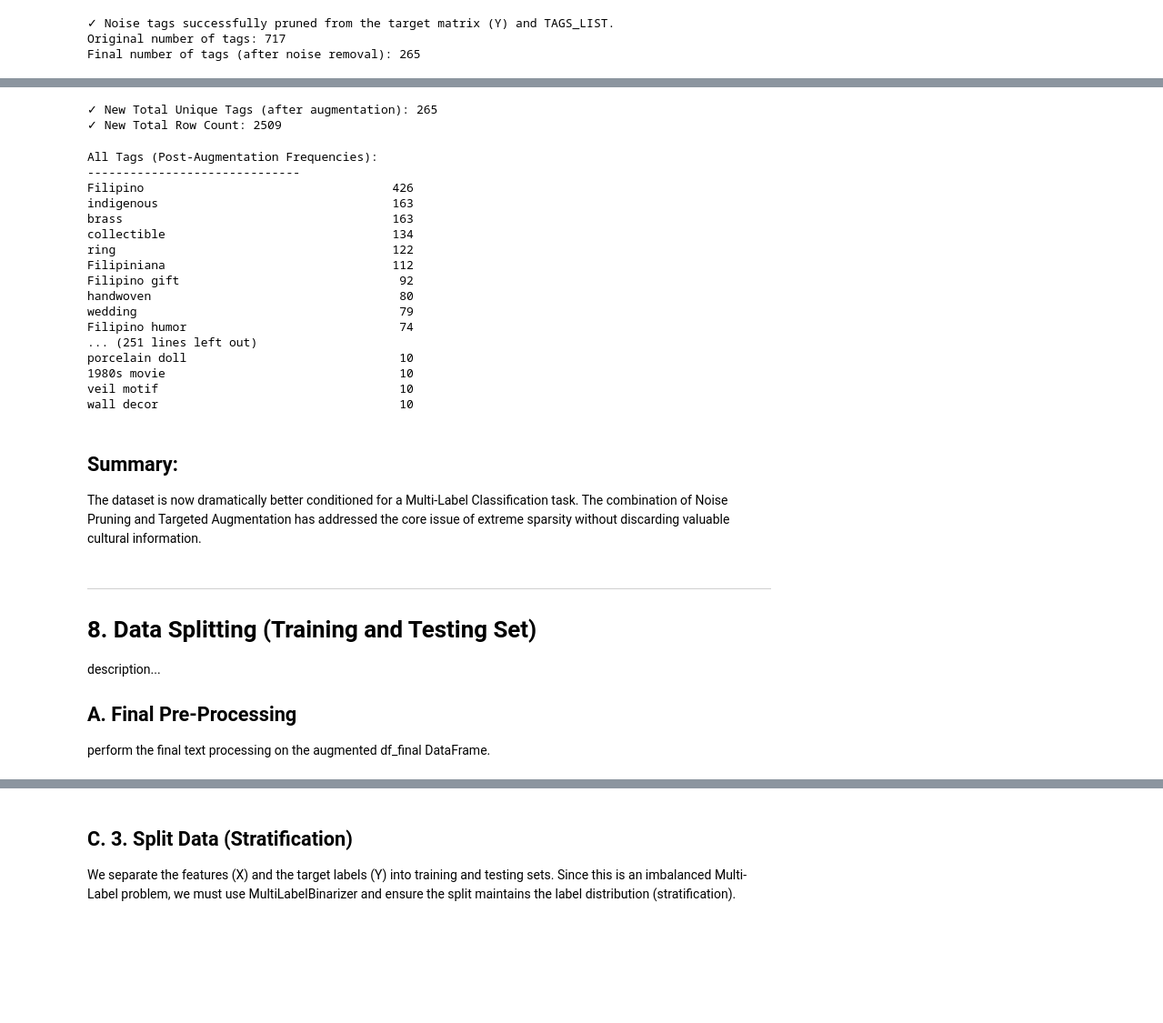
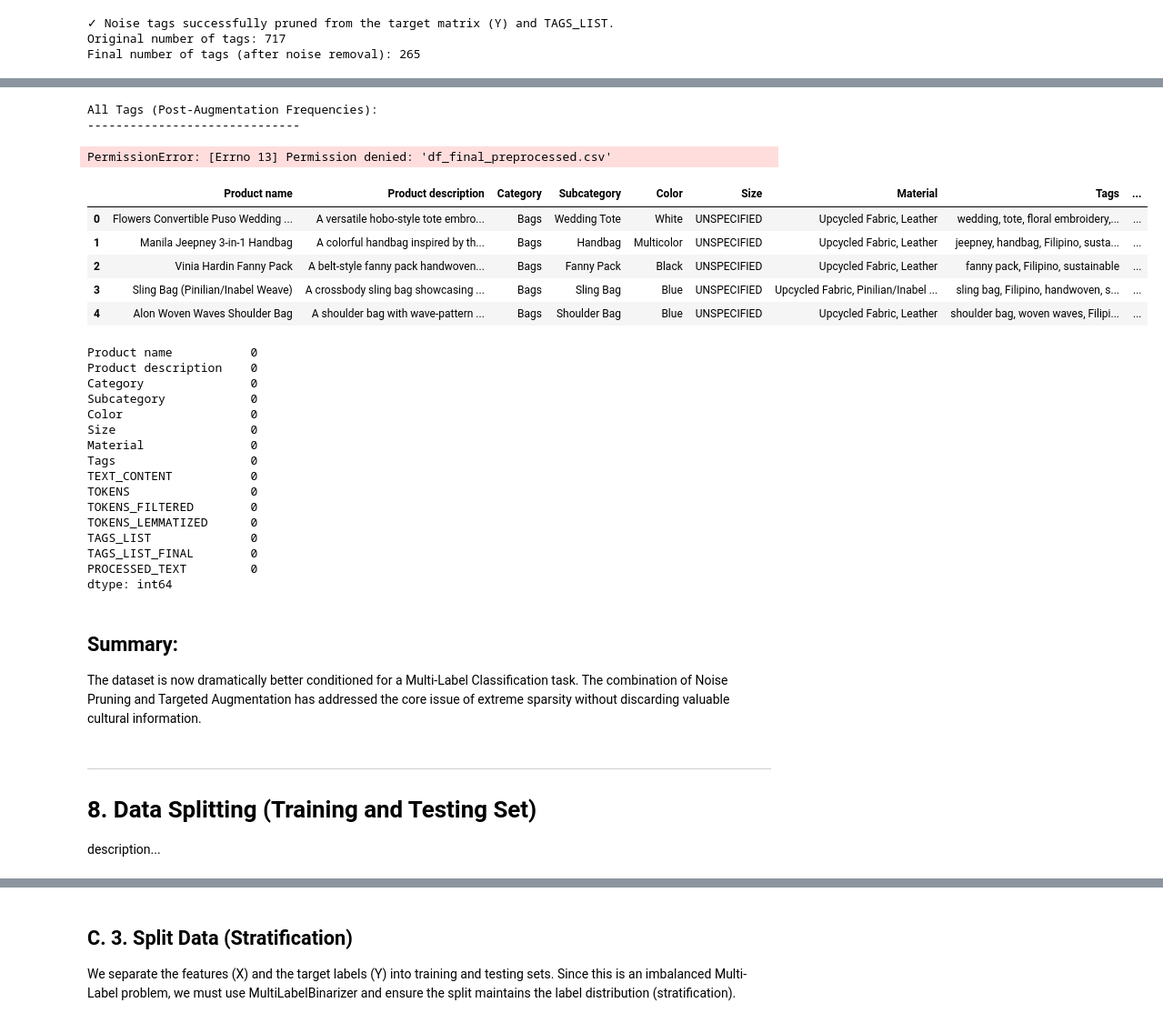
Before and after one commit to MJTeopaco/Lumora_AI-Powered_E-Commerce_Website, a Jupyter notebook: documentation/Auto-Tagging_Documentation.ipynb, the cells around one changed output, grey strips where cells are left out. Shown at 91% size. Cells and saved outputs as stored; diff of their text form; code cells hidden in the pictures; blank space fills up the shorter version.

```diff
--- a/documentation/Auto-Tagging_Documentation.ipynb
+++ b/documentation/Auto-Tagging_Documentation.ipynb
@@ -1018,56 +1101,46 @@ New total row count: 2509
-# %%
-import pandas as pd
-from sklearn.preprocessing import MultiLabelBinarizer
-import matplotlib.pyplot as plt
-import seaborn as sns
-
-# Assuming df_final is the combined DataFrame with the 'TAGS_LIST_FINAL' column
-# that includes augmented rows and only non-noise tags.
-
-# 1. Initialize and Fit the MultiLabelBinarizer on the augmented data
-mlb_final = MultiLabelBinarizer()
-
-# Fit the binarizer to the TAGS_LIST_FINAL column of the combined data
-Y_final_labels = mlb_final.fit_transform(df_final['TAGS_LIST_FINAL'])
-
-# 2. Create the final Target DataFrame (Y_final)
-Y_final = pd.DataFrame(Y_final_labels, columns=mlb_final.classes_)
-
-# 3. Calculate the new tag frequencies
-tag_counts_final = Y_final.sum().sort_values(ascending=False)
-
-print(f"✓ New Total Unique Tags (after augmentation): {Y_final.shape[1]}")
-print(f"✓ New Total Row Count: {Y_final.shape[0]}")
-# %% [output]
-✓ New Total Unique Tags (after augmentation): 265
-✓ New Total Row Count: 2509
 # %%
 # Display all tags and their new frequencies
 print("\nAll Tags (Post-Augmentation Frequencies):")
 print("-" * 30)
 # Use .to_string() to show all tags in the console
-print(tag_counts_final.to_string())
+# print(tag_counts_final.to_string())
 # %% [output]
 All Tags (Post-Augmentation Frequencies):
 ------------------------------
-Filipino                                   426
-indigenous                                 163
-brass                                      163
-collectible                                134
-ring                                       122
-Filipiniana                                112
-Filipino gift                               92
-handwoven                                   80
-wedding                                     79
-Filipino humor                              74
-... (251 lines left out)
-porcelain doll                              10
-1980s movie                                 10
-veil motif                                  10
-wall decor                                  10
 # %%
 # save the final dataframe to a CSV file for model training
-df_final.to_csv('df_final_pruned.csv', index=False)
+df_final.to_csv('df_final_preprocessed.csv', index=False)
+# %% [output]
+PermissionError: [Errno 13] Permission denied: 'df_final_preprocessed.csv'
+# %%
+check_df_final = pd.read_csv('df_final_preprocessed.csv')
+check_df_final.head()
+# %% [output]
+|  | Product name | Product description | Category | Subcategory | Color | Size | Material | Tags | ... |
+| 0 | Flowers Convertible Puso Wedding ... | A versatile hobo-style tote embro... | Bags | Wedding Tote | White | UNSPECIFIED | Upcycled Fabric, Leather | wedding, tote, floral embroidery,... | ... |
+| 1 | Manila Jeepney 3-in-1 Handbag | A colorful handbag inspired by th... | Bags | Handbag | Multicolor | UNSPECIFIED | Upcycled Fabric, Leather | jeepney, handbag, Filipino, susta... | ... |
+| 2 | Vinia Hardin Fanny Pack | A belt-style fanny pack handwoven... | Bags | Fanny Pack | Black | UNSPECIFIED | Upcycled Fabric, Leather | fanny pack, Filipino, sustainable | ... |
+| 3 | Sling Bag (Pinilian/Inabel Weave) | A crossbody sling bag showcasing ... | Bags | Sling Bag | Blue | UNSPECIFIED | Upcycled Fabric, Pinilian/Inabel ... | sling bag, Filipino, handwoven, s... | ... |
+| 4 | Alon Woven Waves Shoulder Bag | A shoulder bag with wave-pattern ... | Bags | Shoulder Bag | Blue | UNSPECIFIED | Upcycled Fabric, Leather | shoulder bag, woven waves, Filipi... | ... |
+# %%
+check_df_final.isnull().sum()
+# %% [output]
+Product name           0
+Product description    0
+Category               0
+Subcategory            0
+Color                  0
+Size                   0
+Material               0
+Tags                   0
+TEXT_CONTENT           0
+TOKENS                 0
+TOKENS_FILTERED        0
+TOKENS_LEMMATIZED      0
+TAGS_LIST              0
+TAGS_LIST_FINAL        0
+PROCESSED_TEXT         0
+dtype: int64
 # %% [markdown]
 ## Summary:
 The dataset is now dramatically better conditioned for a Multi-Label Classification task. The combination of Noise Pruning and Targeted Augmentation has addressed the core issue of extreme sparsity without discarding valuable cultural information.
@@ -1075,6 +1148,3 @@ The dataset is now dramatically better conditioned for a Multi-Label Classificat
 ---
 # 8. Data Splitting (Training and Testing Set)
 description...
-
-## A. Final Pre-Processing
-perform the final text processing on the augmented df_final DataFrame.
```
Also changed, not shown: parts of 15 cells of this notebook, 20 other files.
